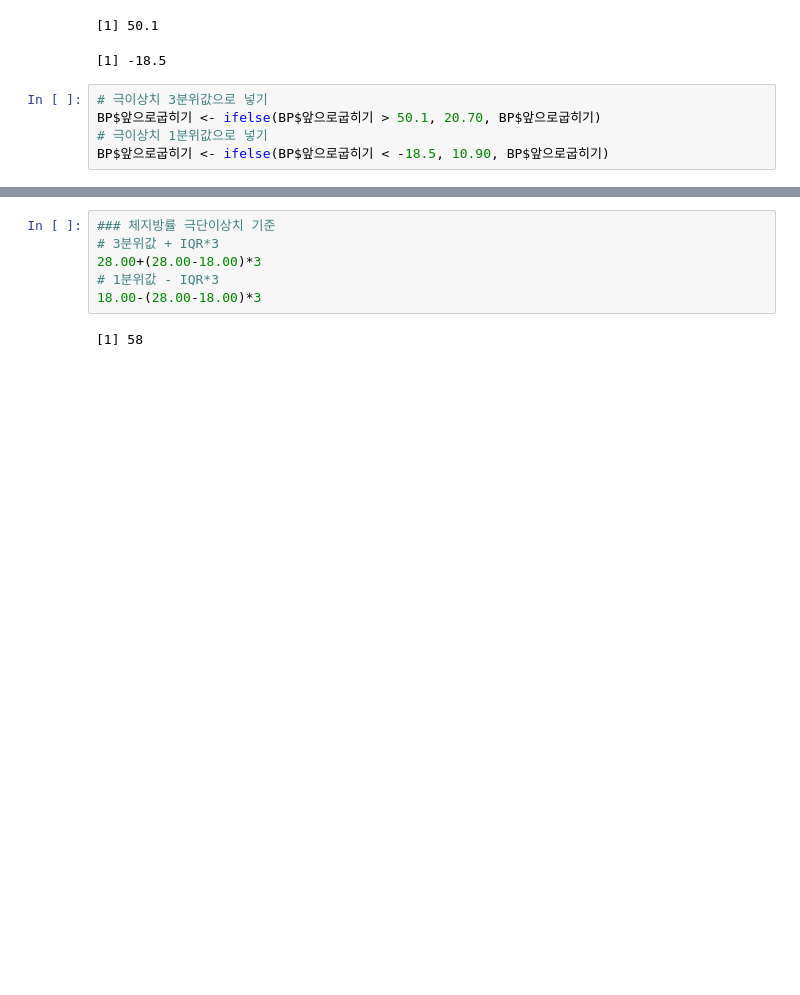
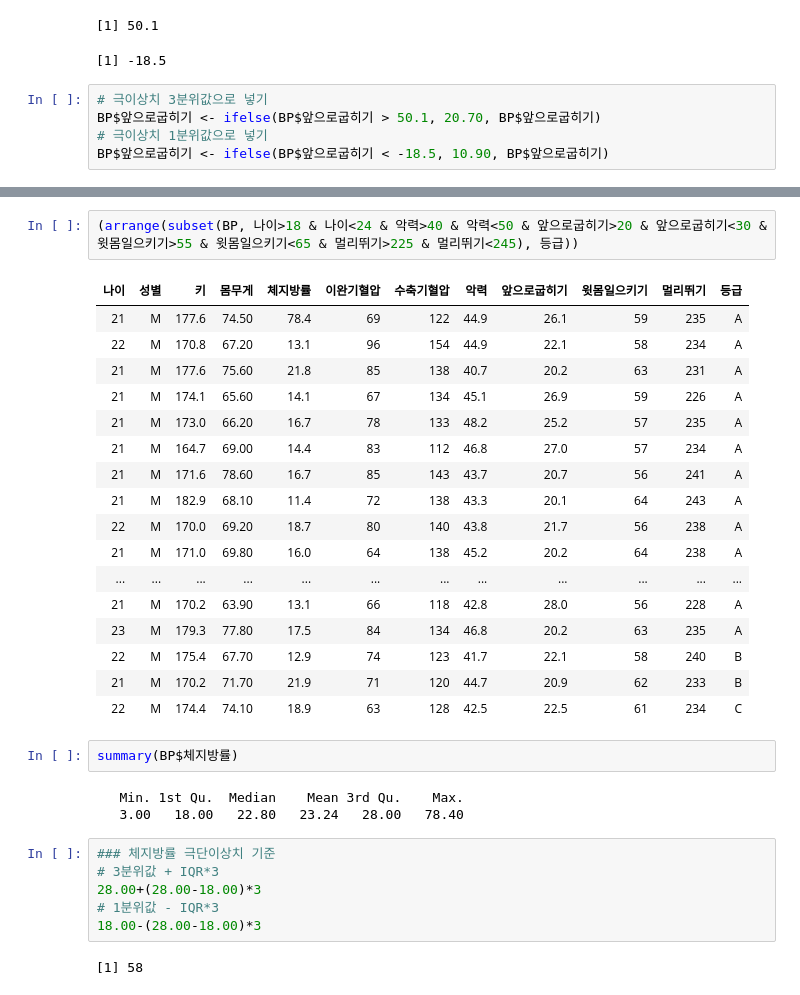
Before and after one commit to swyoo39/R_base, a Jupyter notebook: R_base/220607_BP.ipynb, the cells around one changed output, grey strips where cells are left out. Drawn from its saved outputs; the diff is of its cells as text; blank space fills up the shorter version.

```diff
--- a/R_base/220607_BP.ipynb
+++ b/R_base/220607_BP.ipynb
@@ -67,3 +152,28 @@ BP$앞으로굽히기 <- ifelse(BP$앞으로굽히기 < -18.5, 10.90, BP$앞으
+# %%
+(arrange(subset(BP, 나이>18 & 나이<24 & 악력>40 & 악력<50 & 앞으로굽히기>20 & 앞으로굽히기<30 & 윗몸일으키기>55 & 윗몸일으키기<65 & 멀리뛰기>225 & 멀리뛰기<245), 등급))
+# %% [output]
+| 나이 | 성별 | 키 | 몸무게 | 체지방률 | 이완기혈압 | 수축기혈압 | 악력 | 앞으로굽히기 | 윗몸일으키기 | 멀리뛰기 | 등급 |
+| 21 | M | 177.6 | 74.50 | 78.4 | 69 | 122 | 44.9 | 26.1 | 59 | 235 | A |
+| 22 | M | 170.8 | 67.20 | 13.1 | 96 | 154 | 44.9 | 22.1 | 58 | 234 | A |
+| 21 | M | 177.6 | 75.60 | 21.8 | 85 | 138 | 40.7 | 20.2 | 63 | 231 | A |
+| 21 | M | 174.1 | 65.60 | 14.1 | 67 | 134 | 45.1 | 26.9 | 59 | 226 | A |
+| 21 | M | 173.0 | 66.20 | 16.7 | 78 | 133 | 48.2 | 25.2 | 57 | 235 | A |
+| 21 | M | 164.7 | 69.00 | 14.4 | 83 | 112 | 46.8 | 27.0 | 57 | 234 | A |
+| 21 | M | 171.6 | 78.60 | 16.7 | 85 | 143 | 43.7 | 20.7 | 56 | 241 | A |
+| 21 | M | 182.9 | 68.10 | 11.4 | 72 | 138 | 43.3 | 20.1 | 64 | 243 | A |
+| 22 | M | 170.0 | 69.20 | 18.7 | 80 | 140 | 43.8 | 21.7 | 56 | 238 | A |
+| 21 | M | 171.0 | 69.80 | 16.0 | 64 | 138 | 45.2 | 20.2 | 64 | 238 | A |
+| ... | ... | ... | ... | ... | ... | ... | ... | ... | ... | ... | ... |
+| 21 | M | 170.2 | 63.90 | 13.1 | 66 | 118 | 42.8 | 28.0 | 56 | 228 | A |
+| 23 | M | 179.3 | 77.80 | 17.5 | 84 | 134 | 46.8 | 20.2 | 63 | 235 | A |
+| 22 | M | 175.4 | 67.70 | 12.9 | 74 | 123 | 41.7 | 22.1 | 58 | 240 | B |
+| 21 | M | 170.2 | 71.70 | 21.9 | 71 | 120 | 44.7 | 20.9 | 62 | 233 | B |
+| 22 | M | 174.4 | 74.10 | 18.9 | 63 | 128 | 42.5 | 22.5 | 61 | 234 | C |
+# %%
+summary(BP$체지방률)
+# %% [output]
+   Min. 1st Qu.  Median    Mean 3rd Qu.    Max.
+   3.00   18.00   22.80   23.24   28.00   78.40
 # %%
 ### 체지방률 극단이상치 기준
 # 3분위값 + IQR*3
```
Also changed, not shown: parts of 13 cells of this notebook, 7 other files.
